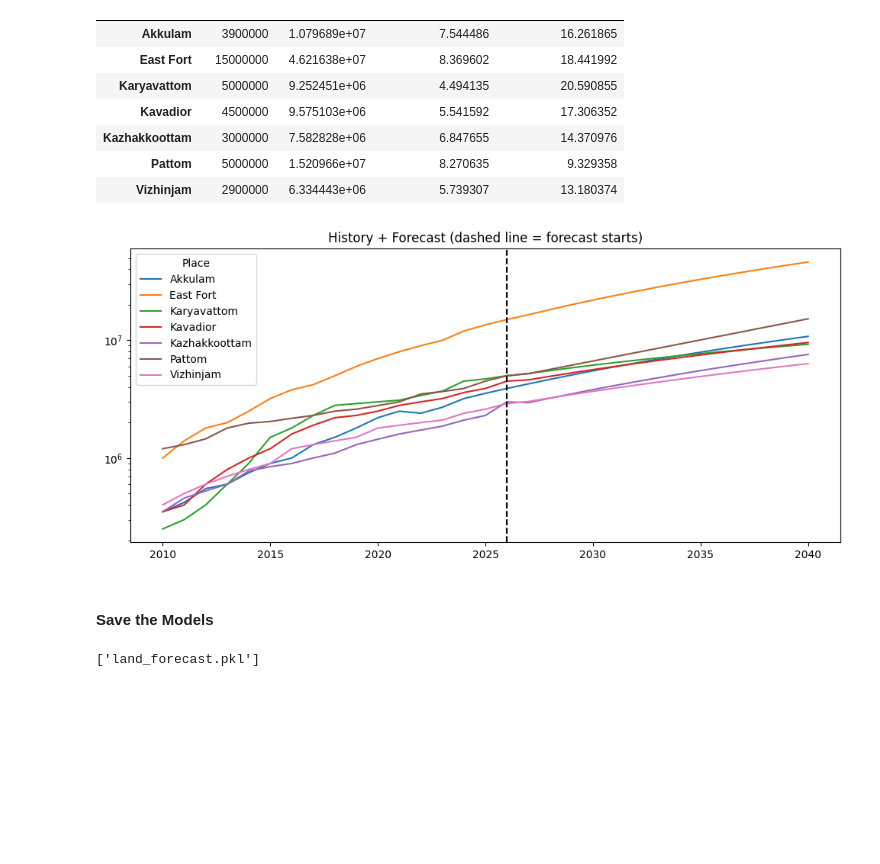
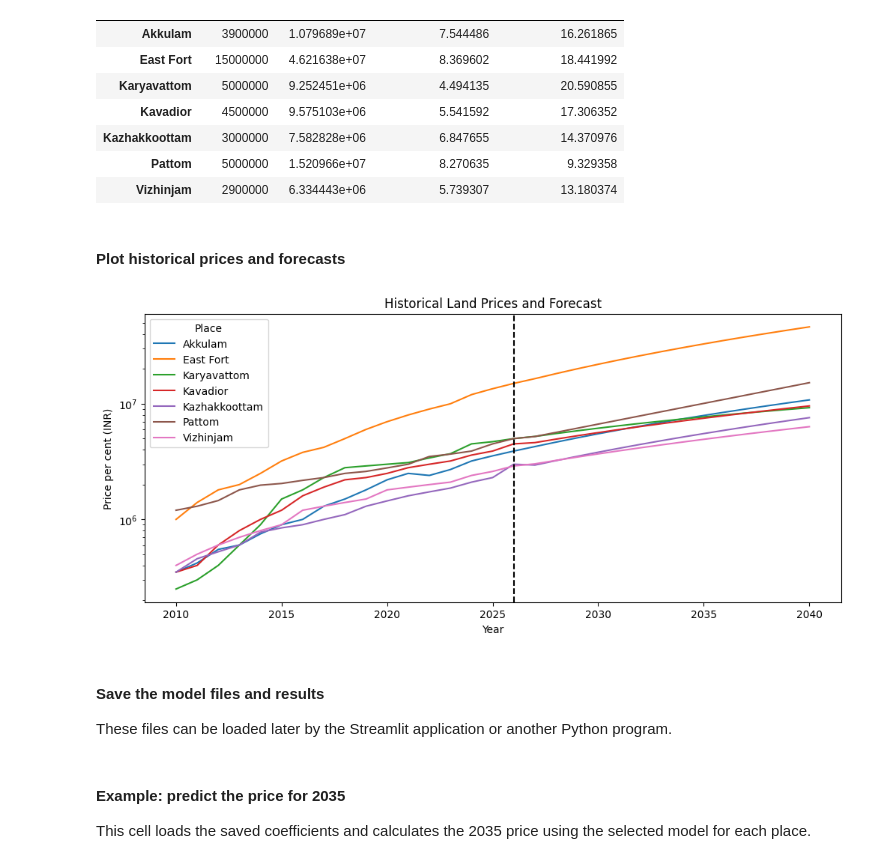
Before and after one commit to SREEHARI09/Land_price_prediction, a Jupyter notebook: Preprocessing.ipynb, the cells around one changed output. Drawn from its saved outputs; the diff is of its cells as text; code cells hidden in the pictures; blank space fills up the shorter version.

```diff
--- a/Preprocessing.ipynb
+++ b/Preprocessing.ipynb
@@ -248,0 +210,3 @@ comparison
+# %%
+coef_comp = np.polyfit(t_train, np.log(train.values), 1)
+pred_comp = np.exp(coef_comp[0] * t_test.reshape(-1, 1) + coef_comp[1])
@@ -248,0 +389,11 @@ comparison
+# %%
+comparison = pd.concat({
+    'Naive': m_naive,
+    'Linear': m_lin,
+    'Compound growth': m_comp,
+    'Polynomial': m_poly,
+    'Random Forest': m_rf,
+    'Gradient Boosting': m_gb
+}, names=['Model', 'Place'])
+
+comparison
@@ -279,8 +444,16 @@ rmse_table
 # %%
-eq_rmse = rmse_table[['Linear', 'Compound growth', 'Polynomial (deg 2)']]
-best_model = eq_rmse.idxmin(axis=1)
-best_rmse = eq_rmse.min(axis=1)
-pd.DataFrame({'Best model': best_model, 'RMSE': best_rmse})
+rmse_table = comparison['RMSE'].unstack(level=0)
+
+trend_rmse = rmse_table[['Linear', 'Compound growth', 'Polynomial']]
+best_model = trend_rmse.idxmin(axis=1)
+best_rmse = trend_rmse.min(axis=1)
+
+best_model_table = pd.DataFrame({
+    'Best model': best_model,
+    'RMSE': best_rmse
+})
+
+best_model_table
 # %% [output]
 |  | Best model | RMSE |
 | Place |  |  |
@@ -350,0 +530,10 @@ fc_poly = np.clip(np.vander(t_future, 3) @ final_poly, 0, None)
+# %%
+fc_lin = final_lin[0] * t_future.reshape(-1, 1) + final_lin[1]
+fc_lin = np.maximum(fc_lin, 0)
+
+fc_comp = np.exp(final_comp[0] * t_future.reshape(-1, 1) + final_comp[1])
+
+fc_poly = (final_poly[0] * t_future.reshape(-1, 1) ** 2
+           + final_poly[1] * t_future.reshape(-1, 1)
+           + final_poly[2])
+fc_poly = np.maximum(fc_poly, 0)
@@ -409,21 +613,29 @@ check
 | Kazhakkoottam | 3000000 | 7.582828e+06 | 6.847655 | 14.370976 |
 | Pattom | 5000000 | 1.520966e+07 | 8.270635 | 9.329358 |
 | Vizhinjam | 2900000 | 6.334443e+06 | 5.739307 | 13.180374 |
+# %% [markdown]
+#### Plot historical prices and forecasts
 # %%
 all_prices = pd.concat([pivot, forecast])
+
 all_prices.plot(figsize=(12, 5), logy=True)
 plt.axvline(2026, color='black', linestyle='--')
-plt.title('History + Forecast (dashed line = forecast starts)')
+plt.title('Historical Land Prices and Forecast')
+plt.xlabel('Year')
+plt.ylabel('Price per cent (INR)')
 plt.show()
 # %% [output]
-[figure, old version]
+[figure, new version]
-# %% [markdown]
-####  Save the Models
+# %% [markdown]
+#### Save the model files and results
+These files can be loaded later by the Streamlit application or another Python program.
 # %%
 joblib.dump(final_lin, 'land_linear_coef.pkl')
 joblib.dump(final_comp, 'land_compound_coef.pkl')
 joblib.dump(final_poly, 'land_poly_coef.pkl')
 joblib.dump(best_model, 'land_best_model.pkl')
 joblib.dump(forecast, 'land_forecast.pkl')
+
+forecast.to_csv('future_predictions.csv')
+comparison.to_csv('model_comparison.csv')
+summary.to_csv('model_summary.csv')
-# %% [output]
-['land_forecast.pkl']
@@ -434,3 +642,6 @@ summary.to_csv('model_summary.csv')
+# %% [markdown]
+#### Example: predict the price for 2035
+This cell loads the saved coefficients and calculates the 2035 price using the selected model for each place.
 # %%
 lin_c = joblib.load('land_linear_coef.pkl')
 comp_c = joblib.load('land_compound_coef.pkl')
```
Also changed, not shown: parts of 115 cells of this notebook.
